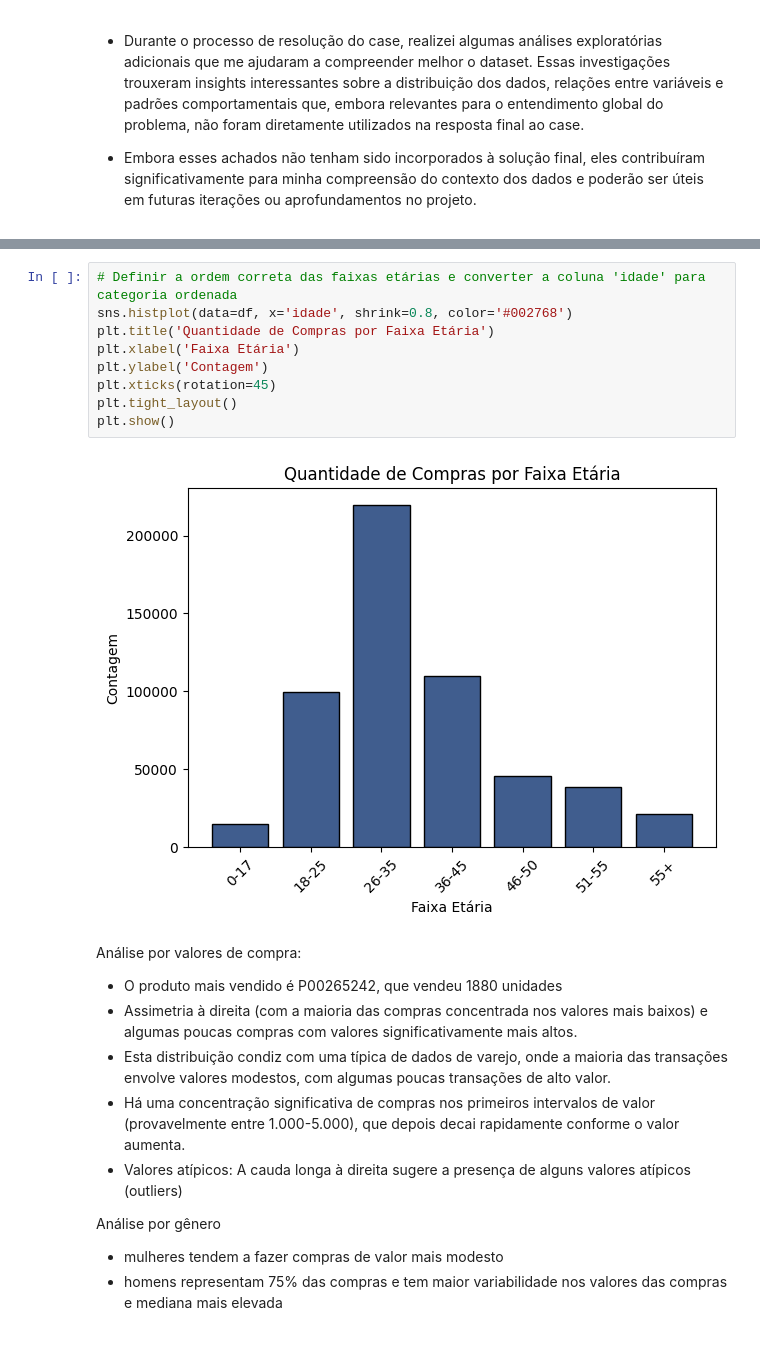
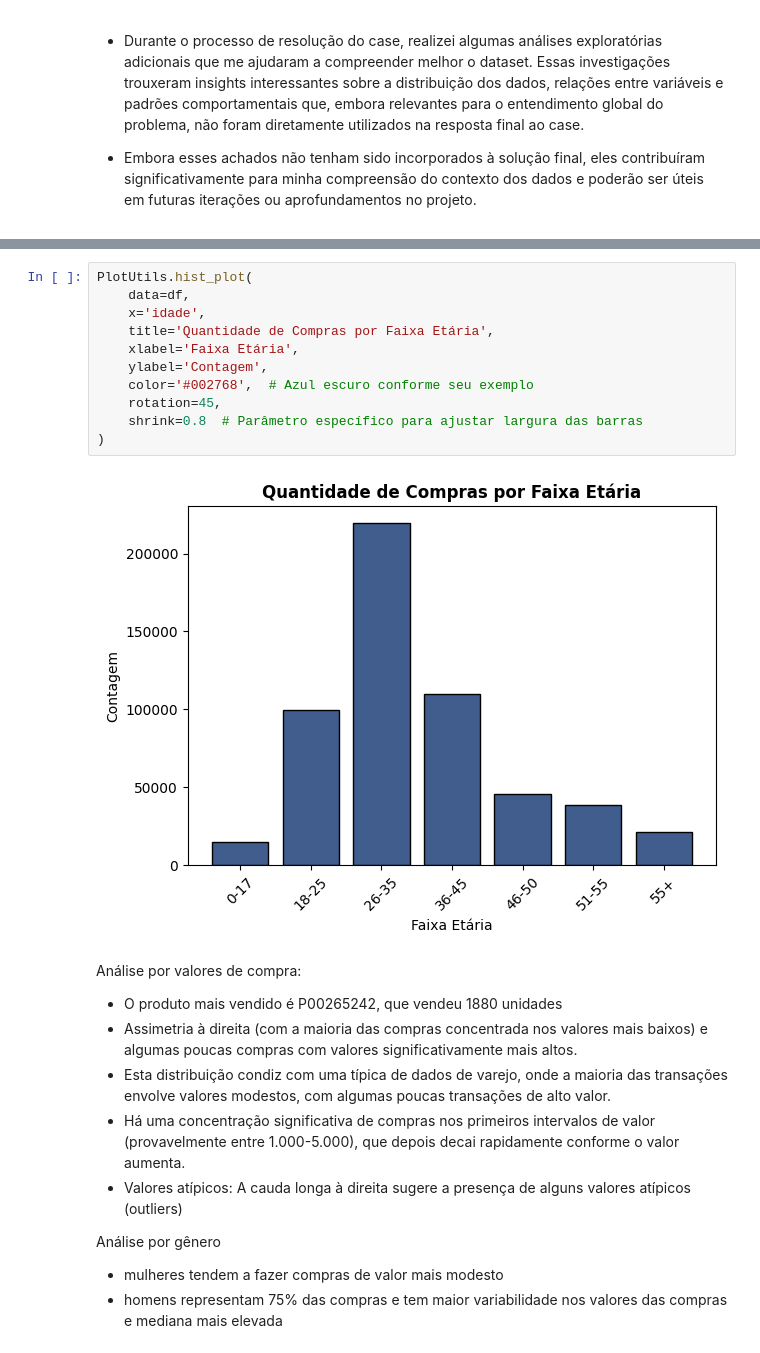
Before and after one commit to kajinmo/eda-black-friday, a Jupyter notebook: code/case.ipynb, the cells around one changed output, grey strips where cells are left out. Saved outputs shown, nothing was run; the diff lists cells and outputs as text.

```diff
--- a/code/case.ipynb
+++ b/code/case.ipynb
@@ -919,14 +887,16 @@ plt.show()
-# %%
-# Definir a ordem correta das faixas etárias e converter a coluna 'idade' para categoria ordenada
-sns.histplot(data=df, x='idade', shrink=0.8, color='#002768')
-plt.title('Quantidade de Compras por Faixa Etária')
-plt.xlabel('Faixa Etária')
-plt.ylabel('Contagem')
-plt.xticks(rotation=45)
-plt.tight_layout()
-plt.show()
-# %% [output]
-[figure, removed]
+# %%
+PlotUtils.hist_plot(
+    data=df,
+    x='idade',
+    title='Quantidade de Compras por Faixa Etária',
+    xlabel='Faixa Etária',
+    ylabel='Contagem',
+    color='#002768',  # Azul escuro conforme seu exemplo
+    rotation=45,
+    shrink=0.8  # Parâmetro específico para ajustar largura das barras
+)
+# %% [output]
+[figure, added]
 # %% [markdown]
 Análise por valores de compra:
 - O produto mais vendido é P00265242, que vendeu 1880 unidades
```
Also changed, not shown: parts of 8 cells of this notebook, 1 other file.
